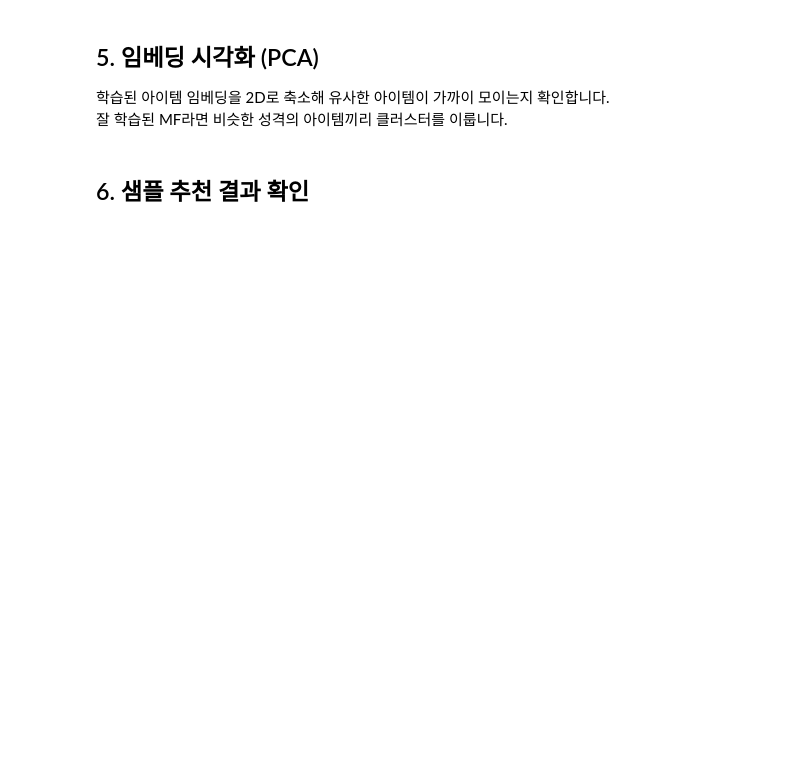
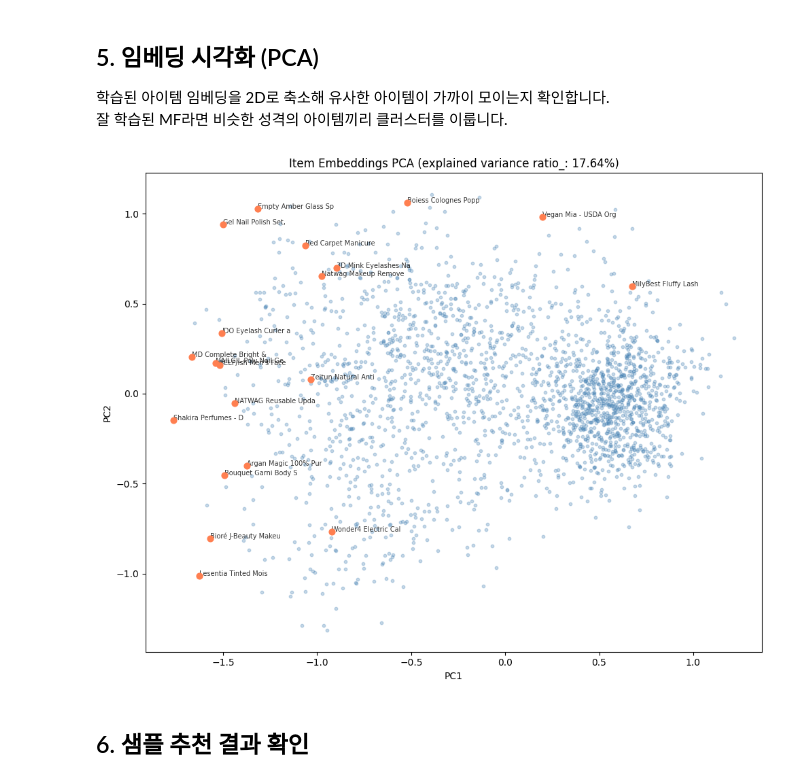
Before and after one commit to KyungbinChoi/ai_recsys_study, a Jupyter notebook: notebooks/03_mf_baseline.ipynb, the cells around one changed output. Cells and saved outputs as stored; diff of their text form; code cells hidden in the pictures; blank space fills up the shorter version.

```diff
--- a/notebooks/03_mf_baseline.ipynb
+++ b/notebooks/03_mf_baseline.ipynb
@@ -182,26 +229,28 @@ print(f"\n개선율: Hit@10 {metrics['hit@10']/random_metrics['hit@10']:.1f}×")
 # %%
 item_embs = model.item_emb.weight.detach().numpy()   # (n_items, 64)
 pca = PCA(n_components=2)
 coords = pca.fit_transform(item_embs)                # (n_items, 2)
 
 # 리뷰 수 많은 상위 아이템만 레이블 표시
 popular_items = train_df['parent_asin'].value_counts().head(20).index.tolist()
 
 plt.figure(figsize=(10, 8))
 plt.scatter(coords[:, 0], coords[:, 1], alpha=0.3, s=10, color='steelblue')
 
 for item_id in popular_items:
     asin = id2item.get(item_id, '')
     title = meta_df[meta_df['parent_asin'] == asin]['title'].values
     label = str(title[0])[:20] if len(title) > 0 else str(asin)
     plt.annotate(label, coords[item_id], fontsize=7, alpha=0.8)
     plt.scatter(coords[item_id, 0], coords[item_id, 1], s=40, color='coral', zorder=5)
 
-plt.title(f'Item Embeddings PCA (설명 분산: {pca.explained_variance_ratio_.sum():.2%})')
+plt.title(f'Item Embeddings PCA (explained variance ratio_: {pca.explained_variance_ratio_.sum():.2%})')
 plt.xlabel('PC1')
 plt.ylabel('PC2')
 plt.tight_layout()
 plt.show()
+# %% [output]
+[figure, added]
 # %% [markdown]
 ## 6. 샘플 추천 결과 확인
 # %%
```
Also changed, not shown: parts of 9 cells of this notebook.
